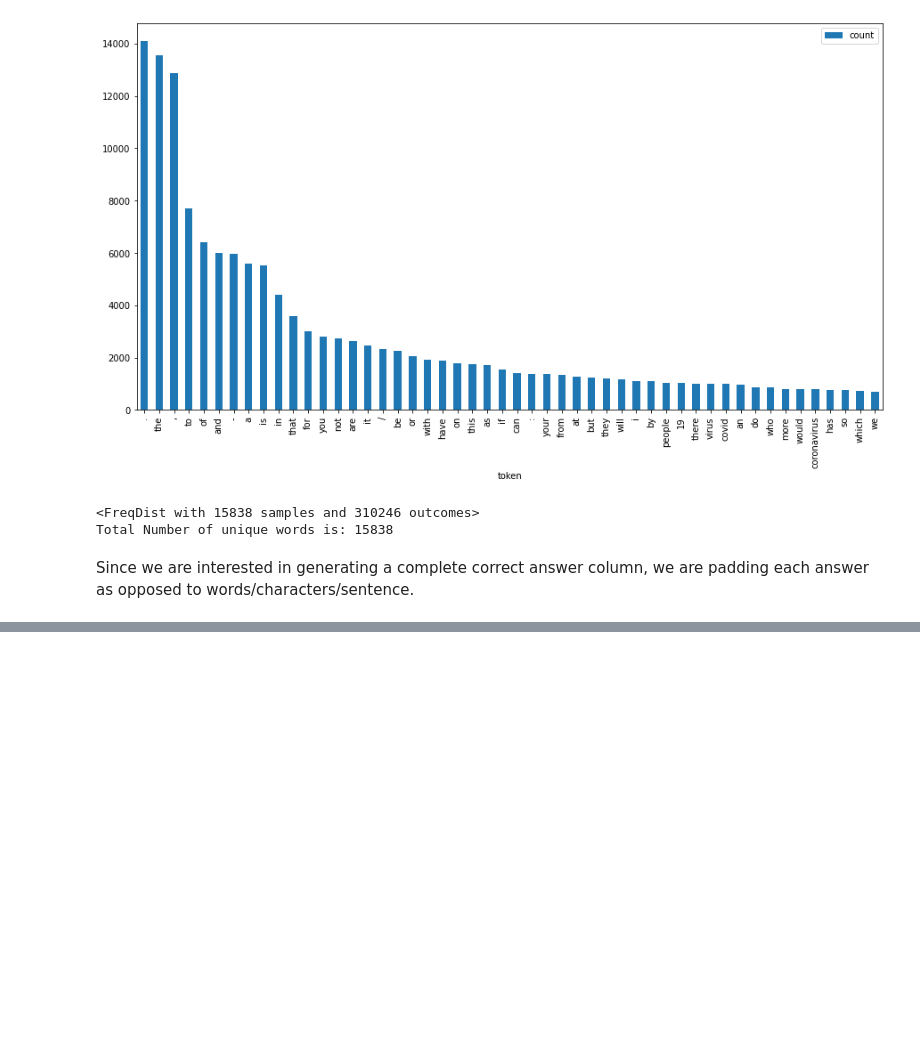
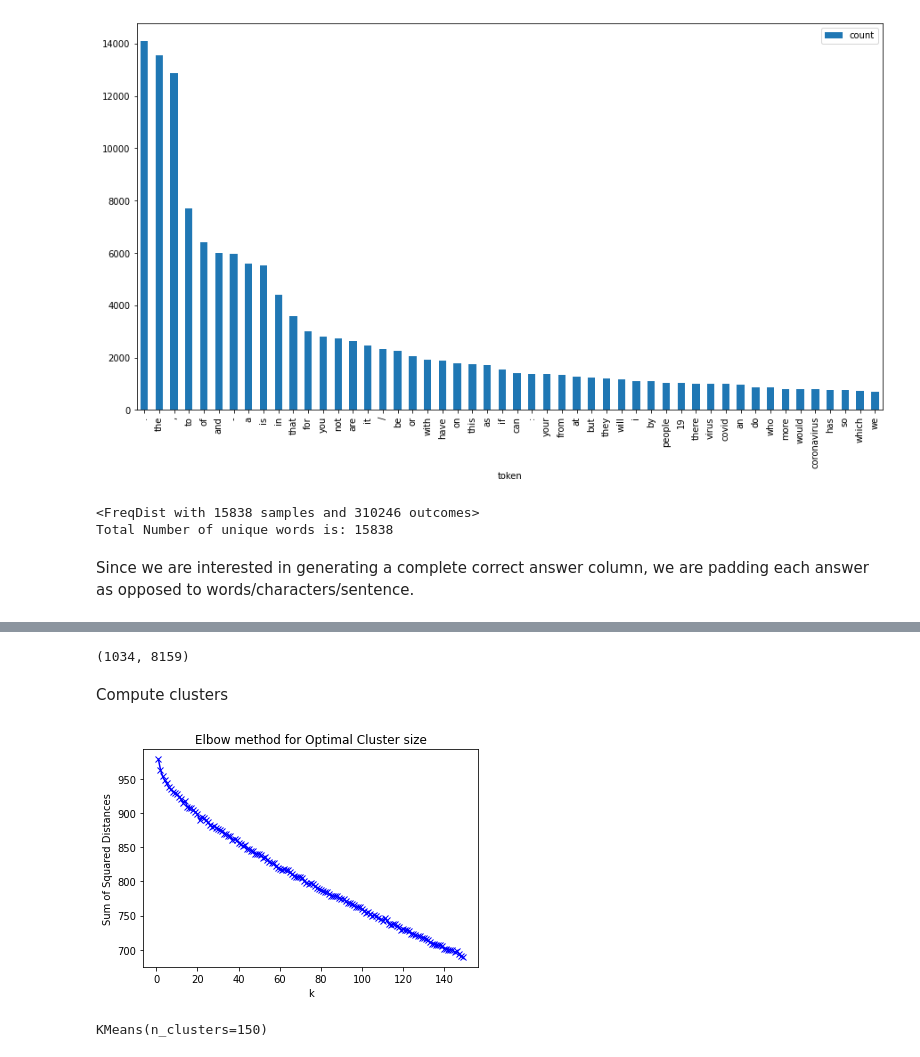
Before and after one commit to suhaillala/COVID_QA_Project, a Jupyter notebook: Project.ipynb, the cells around one changed output, grey strips where cells are left out. Drawn from its saved outputs; the diff is of its cells as text; code cells hidden in the pictures; blank space fills up the shorter version.

```diff
--- a/Project.ipynb
+++ b/Project.ipynb
@@ -333,7 +317,7 @@ Total Number of unique words is: 15838
 Since we are interested in generating a complete correct answer column, we are padding each answer as opposed to words/characters/sentence.
 # %%
 # Add padding to sentences
-combined_df['prep_answer'] = combined_df['prep_answer'].apply(lambda x: '<s>' + x + '</s>')
+#combined_df['prep_answer'] = combined_df['prep_answer'].apply(lambda x: '<s>' + x + '</s>')
 # %%
 #Final Pre-processed answers
 combined_df['prep_answer'].unique()
@@ -395,0 +358,36 @@ clf = MultinomialNB().fit(X_train_tfidf, combined_df.answer)
+# %%
+# Split into train and test sets
+random.seed(5)
+X_train, X_test = train_test_split(combined_df, test_size=0.2)
+# %%
+# Vectorize training set questions
+tfidf_vectorizer = TfidfVectorizer()
+X_train_tfidf = tfidf_vectorizer.fit_transform(X_train.question)
+X_train_tfidf.shape
+# %% [output]
+(1034, 8159)
+# %% [markdown]
+Compute clusters
+# %%
+# Optimal cluster size using Elbow method
+squared_distances = []
+K = range(1, 150)
+for k in K:
+    km = KMeans(k)
+    km = km.fit(X_train_tfidf)
+    squared_distances.append(km.inertia_)
+
+plt.plot(K , squared_distances, 'bx-')
+plt.xlabel('k')
+plt.ylabel('Sum of Squared Distances')
+plt.title('Elbow method for Optimal Cluster size')
+plt.show()
+# %% [output]
+[figure, added]
+# %%
+# Compute clusters
+cluster_size = 150
+model_kmeans = KMeans(cluster_size)
+model_kmeans.fit(X_train_tfidf)
+# %% [output]
+KMeans(n_clusters=150)
```
Also changed, not shown: parts of 32 cells of this notebook, 1 other file.
